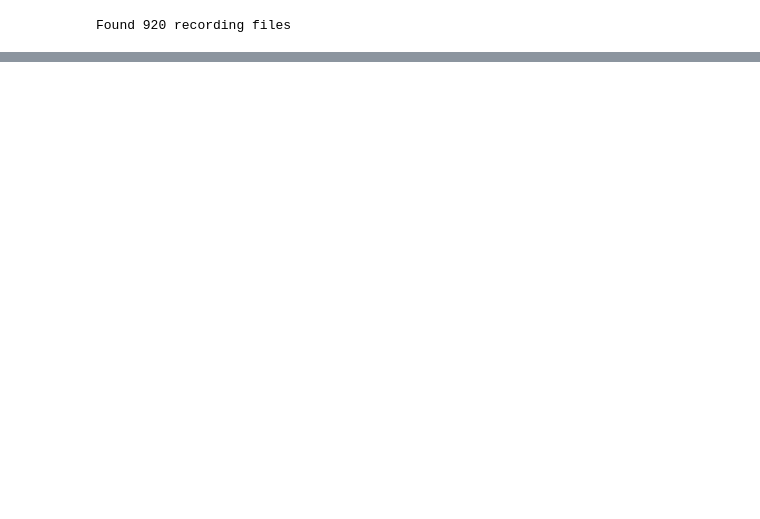
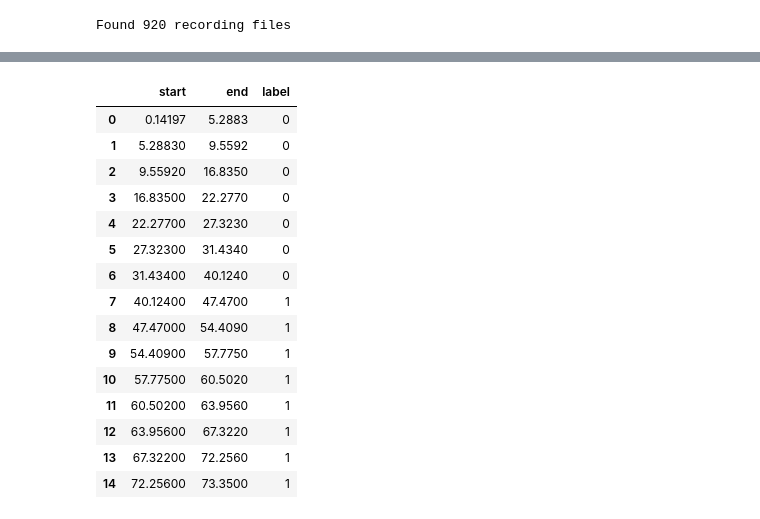
Before and after one commit to bastienorset-huma/respiratory_sound, a Jupyter notebook: src/respiratory_sound/1_check_time.ipynb, the cells around one changed output, grey strips where cells are left out. Saved outputs shown, nothing was run; the diff lists cells and outputs as text; code cells hidden in the pictures; blank space fills up the shorter version.

```diff
--- a/src/respiratory_sound/1_check_time.ipynb
+++ b/src/respiratory_sound/1_check_time.ipynb
@@ -37,0 +49,19 @@ print(label_.shape)
+# %%
+df_label
+# %% [output]
+|  | start | end | label |
+| 0 | 0.14197 | 5.2883 | 0 |
+| 1 | 5.28830 | 9.5592 | 0 |
+| 2 | 9.55920 | 16.8350 | 0 |
+| 3 | 16.83500 | 22.2770 | 0 |
+| 4 | 22.27700 | 27.3230 | 0 |
+| 5 | 27.32300 | 31.4340 | 0 |
+| 6 | 31.43400 | 40.1240 | 0 |
+| 7 | 40.12400 | 47.4700 | 1 |
+| 8 | 47.47000 | 54.4090 | 1 |
+| 9 | 54.40900 | 57.7750 | 1 |
+| 10 | 57.77500 | 60.5020 | 1 |
+| 11 | 60.50200 | 63.9560 | 1 |
+| 12 | 63.95600 | 67.3220 | 1 |
+| 13 | 67.32200 | 72.2560 | 1 |
+| 14 | 72.25600 | 73.3500 | 1 |
```
Also changed, not shown: parts of 3 cells of this notebook, 5 other files.
